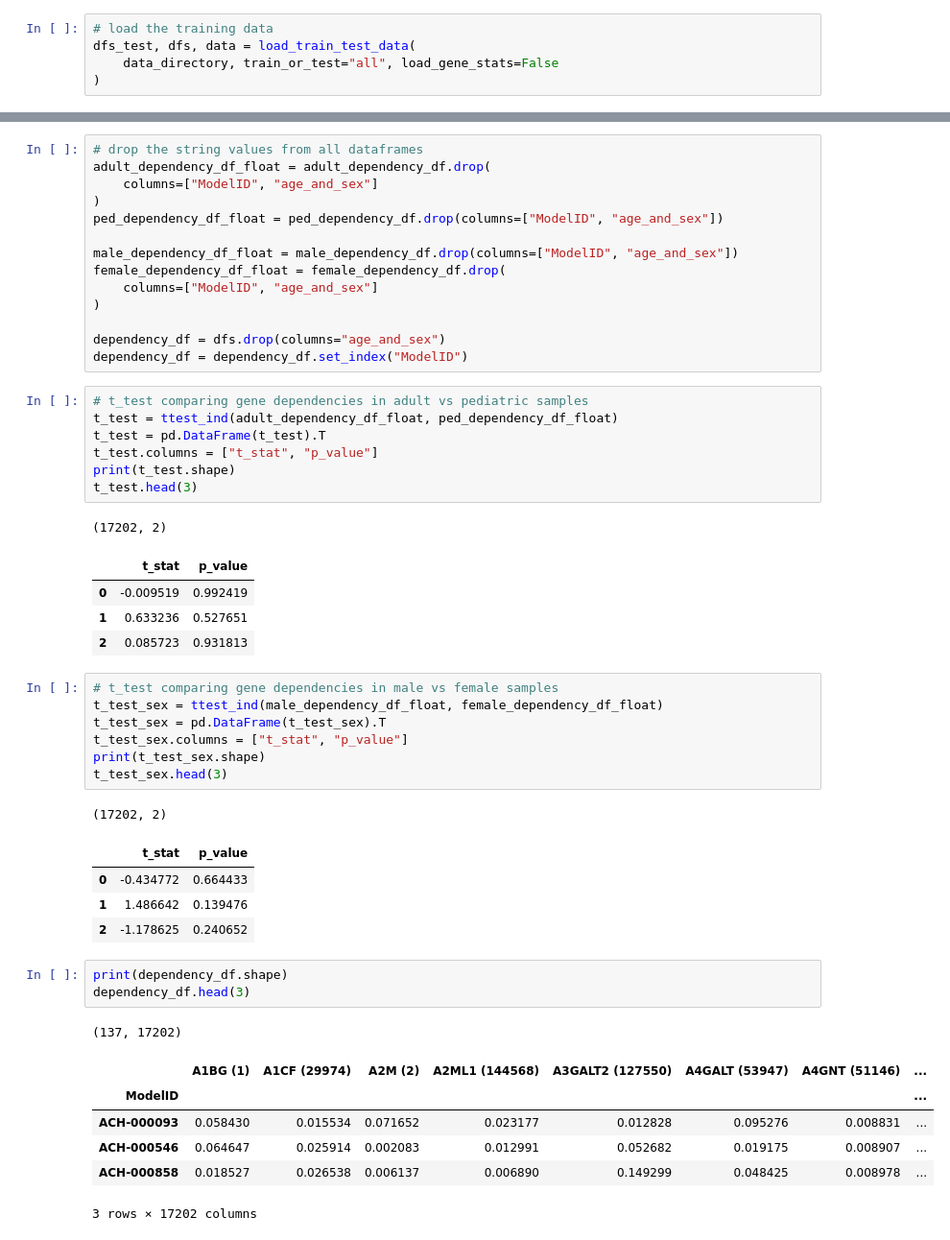
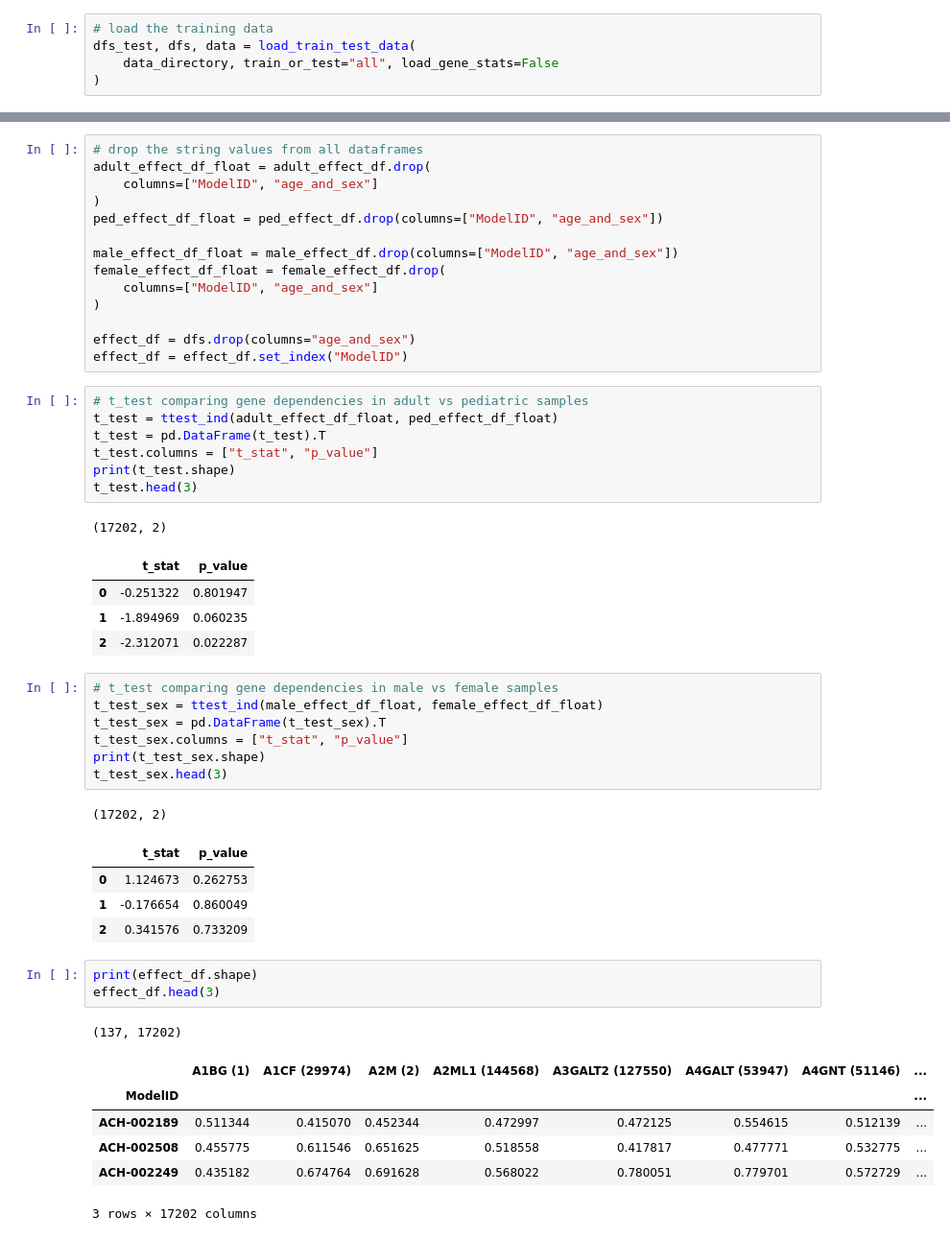
Before and after one commit to WayScience/gene_dependency_representations, a Jupyter notebook: 1.data-exploration/3.gene_dependency_subsetting.ipynb, the cells around one changed output, grey strips where cells are left out. Shown at 96% size. Drawn from its saved outputs; the diff is of its cells as text.

Commit message:
gene effect commit

```diff
--- a/1.data-exploration/3.gene_dependency_subsetting.ipynb
+++ b/1.data-exploration/3.gene_dependency_subsetting.ipynb
@@ -109,21 +109,21 @@ female_dependency_df.head(3)
 3 rows × 17204 columns
 # %%
 # drop the string values from all dataframes
-adult_dependency_df_float = adult_dependency_df.drop(
+adult_effect_df_float = adult_effect_df.drop(
     columns=["ModelID", "age_and_sex"]
 )
-ped_dependency_df_float = ped_dependency_df.drop(columns=["ModelID", "age_and_sex"])
+ped_effect_df_float = ped_effect_df.drop(columns=["ModelID", "age_and_sex"])
 
-male_dependency_df_float = male_dependency_df.drop(columns=["ModelID", "age_and_sex"])
-female_dependency_df_float = female_dependency_df.drop(
+male_effect_df_float = male_effect_df.drop(columns=["ModelID", "age_and_sex"])
+female_effect_df_float = female_effect_df.drop(
     columns=["ModelID", "age_and_sex"]
 )
 
-dependency_df = dfs.drop(columns="age_and_sex")
-dependency_df = dependency_df.set_index("ModelID")
+effect_df = dfs.drop(columns="age_and_sex")
+effect_df = effect_df.set_index("ModelID")
 # %%
 # t_test comparing gene dependencies in adult vs pediatric samples
-t_test = ttest_ind(adult_dependency_df_float, ped_dependency_df_float)
+t_test = ttest_ind(adult_effect_df_float, ped_effect_df_float)
 t_test = pd.DataFrame(t_test).T
 t_test.columns = ["t_stat", "p_value"]
 print(t_test.shape)
@@ -131,12 +131,12 @@ t_test.head(3)
 # %% [output]
 (17202, 2)
 |  | t_stat | p_value |
-| 0 | -0.009519 | 0.992419 |
-| 1 | 0.633236 | 0.527651 |
-| 2 | 0.085723 | 0.931813 |
+| 0 | -0.251322 | 0.801947 |
+| 1 | -1.894969 | 0.060235 |
+| 2 | -2.312071 | 0.022287 |
 # %%
 # t_test comparing gene dependencies in male vs female samples
-t_test_sex = ttest_ind(male_dependency_df_float, female_dependency_df_float)
+t_test_sex = ttest_ind(male_effect_df_float, female_effect_df_float)
 t_test_sex = pd.DataFrame(t_test_sex).T
 t_test_sex.columns = ["t_stat", "p_value"]
 print(t_test_sex.shape)
@@ -144,19 +144,19 @@ t_test_sex.head(3)
 # %% [output]
 (17202, 2)
 |  | t_stat | p_value |
-| 0 | -0.434772 | 0.664433 |
-| 1 | 1.486642 | 0.139476 |
-| 2 | -1.178625 | 0.240652 |
+| 0 | 1.124673 | 0.262753 |
+| 1 | -0.176654 | 0.860049 |
+| 2 | 0.341576 | 0.733209 |
 # %%
-print(dependency_df.shape)
-dependency_df.head(3)
+print(effect_df.shape)
+effect_df.head(3)
 # %% [output]
 (137, 17202)
 |  | A1BG (1) | A1CF (29974) | A2M (2) | A2ML1 (144568) | A3GALT2 (127550) | A4GALT (53947) | A4GNT (51146) | ... |
 | ModelID |  |  |  |  |  |  |  | ... |
-| ACH-000093 | 0.058430 | 0.015534 | 0.071652 | 0.023177 | 0.012828 | 0.095276 | 0.008831 | ... |
-| ACH-000546 | 0.064647 | 0.025914 | 0.002083 | 0.012991 | 0.052682 | 0.019175 | 0.008907 | ... |
-| ACH-000858 | 0.018527 | 0.026538 | 0.006137 | 0.006890 | 0.149299 | 0.048425 | 0.008978 | ... |
+| ACH-002189 | 0.511344 | 0.415070 | 0.452344 | 0.472997 | 0.472125 | 0.554615 | 0.512139 | ... |
+| ACH-002508 | 0.455775 | 0.611546 | 0.651625 | 0.518558 | 0.417817 | 0.477771 | 0.532775 | ... |
+| ACH-002249 | 0.435182 | 0.674764 | 0.691628 | 0.568022 | 0.780051 | 0.779701 | 0.572729 | ... |
 3 rows × 17202 columns
 # %%
 # calculate variance of each gene then send the results plus the gene info into a new dataframe
```
Also changed, not shown: parts of 11 cells of this notebook, 28 other files.
